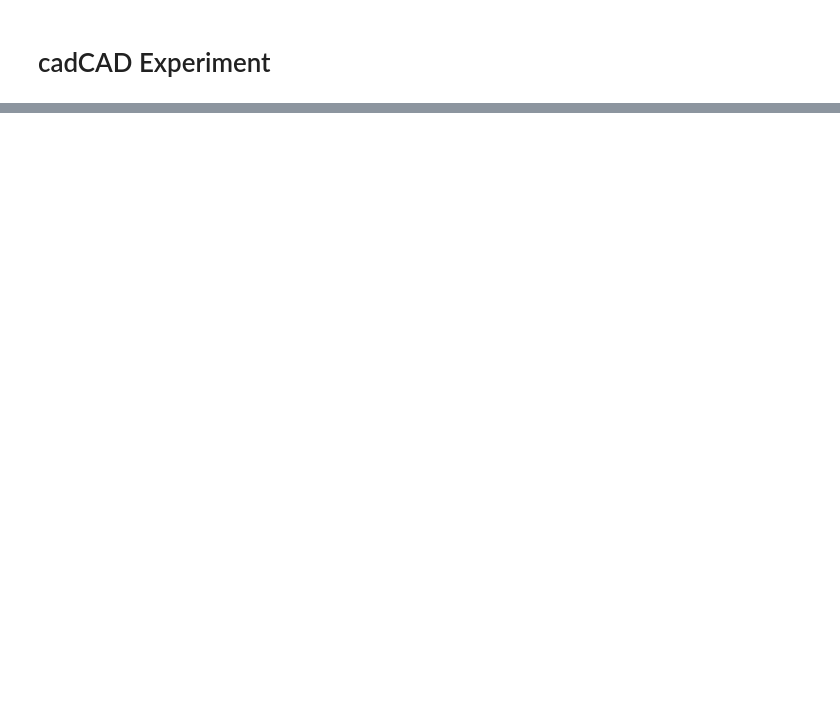
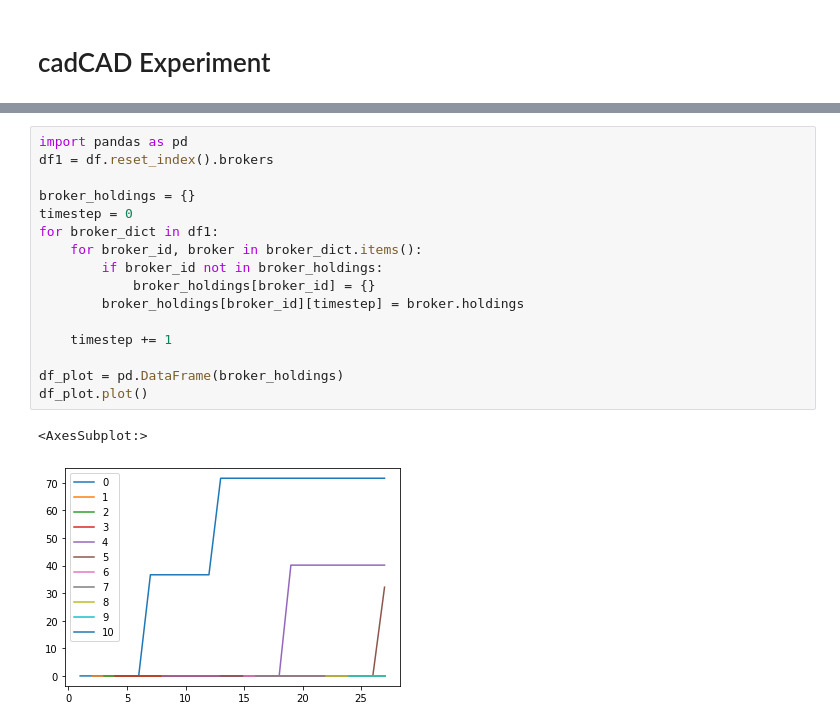
Before and after one commit to BlockScience/proposal-inverter, a Jupyter notebook: experiment.ipynb, the cells around one changed output, grey strips where cells are left out. Drawn from its saved outputs; the diff is of its cells as text; blank space fills up the shorter version.

Commit message:
Added broker holdings plot

```diff
--- a/experiment.ipynb
+++ b/experiment.ipynb
@@ -24,3 +24,22 @@ SimIDs   : [0]
 130  {0: <model.model.broker.Broker object at 0x000...
 135  {0: <model.model.broker.Broker object at 0x000...
 140  {0: <model.model.broker.Broker object at 0x000...
+# %%
+import pandas as pd
+df1 = df.reset_index().brokers
+
+broker_holdings = {}
+timestep = 0
+for broker_dict in df1:
+    for broker_id, broker in broker_dict.items():
+        if broker_id not in broker_holdings:
+            broker_holdings[broker_id] = {}
+        broker_holdings[broker_id][timestep] = broker.holdings
+
+    timestep += 1
+
+df_plot = pd.DataFrame(broker_holdings)
+df_plot.plot()
+# %% [output]
+<AxesSubplot:>
+[figure, added]
```
Also changed, not shown: parts of 1 cell of this notebook, 6 other files.
